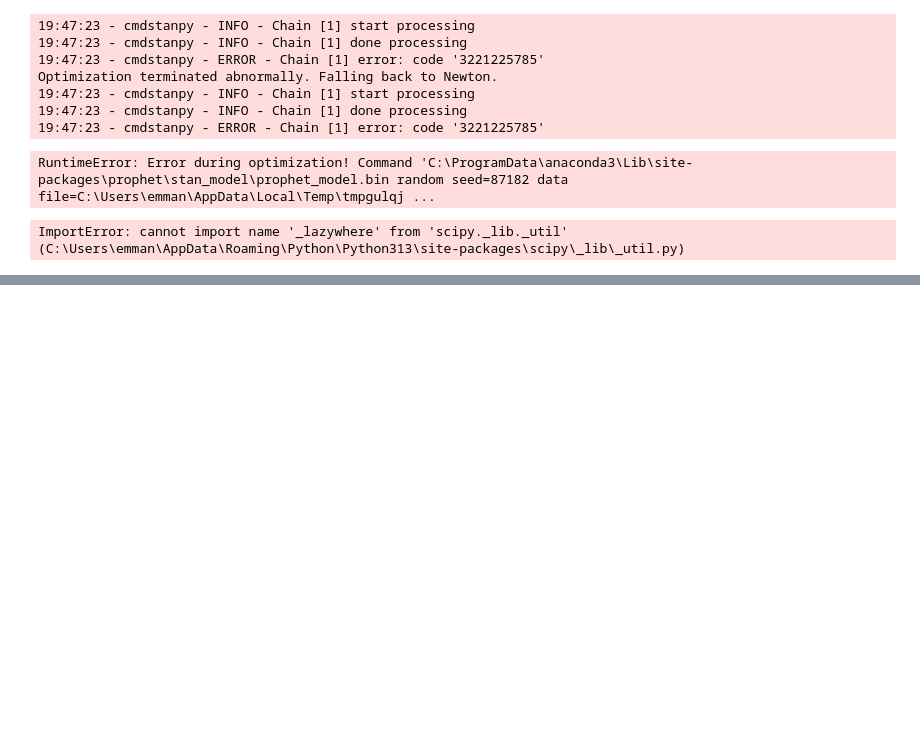
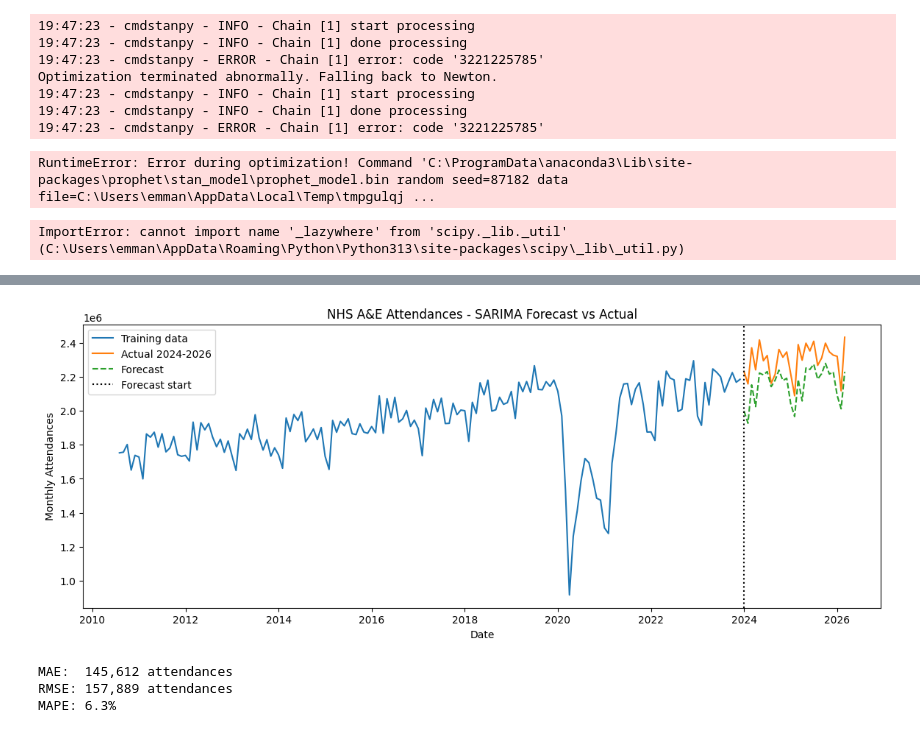
Before and after one commit to emmanuellabinjo/nhs-ae-analysis, a Jupyter notebook: ae-analysis.ipynb, the cells around one changed output, grey strips where cells are left out. Drawn from its saved outputs; the diff is of its cells as text; code cells hidden in the pictures; blank space fills up the shorter version.

```diff
--- a/ae-analysis.ipynb
+++ b/ae-analysis.ipynb
@@ -162,0 +185,11 @@ ImportError: cannot import name '_lazywhere' from 'scipy._lib._util' (C:\Users\e
+# %%
+from statsmodels.tsa.statespace.sarimax import SARIMAX
+
+model = SARIMAX(
+    train,
+    order=(1, 1, 1),
+    seasonal_order=(1, 1, 1, 12)
+)
+
+results = model.fit(disp=False)
+print(results.summary())
@@ -162,0 +214,31 @@ ImportError: cannot import name '_lazywhere' from 'scipy._lib._util' (C:\Users\e
+# %%
+predictions = results.forecast(steps=len(test))
+predictions.index = test.index
+
+plt.figure(figsize=(14,5))
+plt.plot(train.index, train, label="Training data")
+plt.plot(test.index, test, label="Actual 2024-2026")
+plt.plot(predictions.index, predictions, label="Forecast", linestyle="--")
+plt.axvline(pd.Timestamp("2024-01-01"), color="black", linestyle=":", label="Forecast start")
+plt.title("NHS A&E Attendances - SARIMA Forecast vs Actual")
+plt.xlabel("Date")
+plt.ylabel("Monthly Attendances")
+plt.legend()
+plt.show()
+# %% [output]
+[figure, added]
+# %%
+from sklearn.metrics import mean_absolute_error, mean_squared_error
+import numpy as np
+
+mae = mean_absolute_error(test, predictions)
+rmse = np.sqrt(mean_squared_error(test, predictions))
+mape = (abs(test - predictions) / test).mean() * 100
+
+print(f"MAE:  {mae:,.0f} attendances")
+print(f"RMSE: {rmse:,.0f} attendances")
+print(f"MAPE: {mape:.1f}%")
+# %% [output]
+MAE:  145,612 attendances
+RMSE: 157,889 attendances
+MAPE: 6.3%
```
Also changed, not shown: parts of 8 cells of this notebook.
